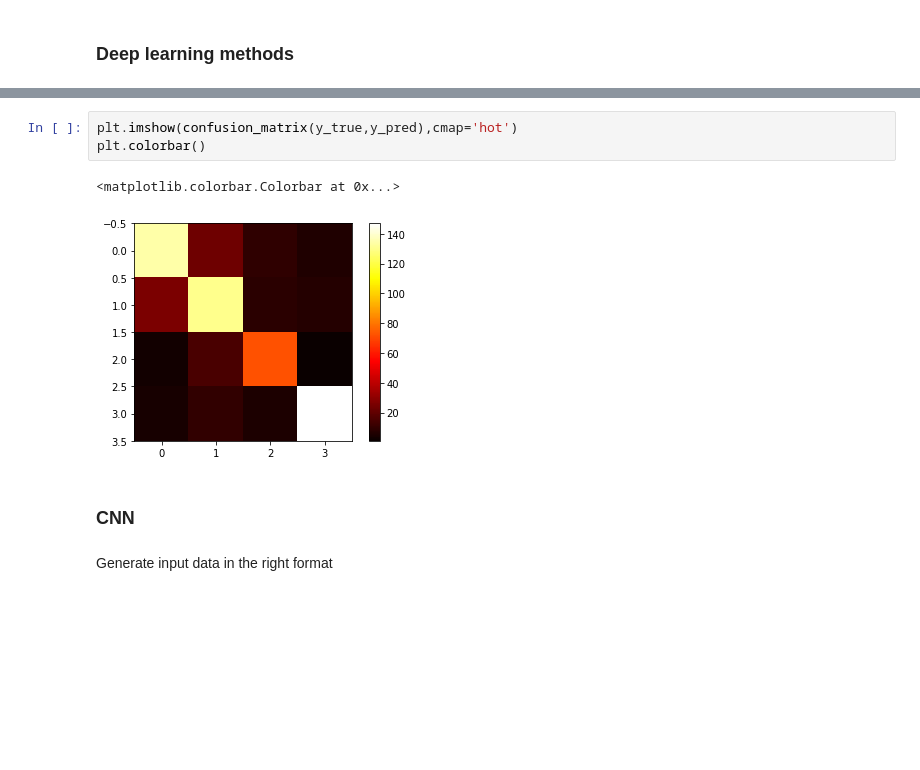
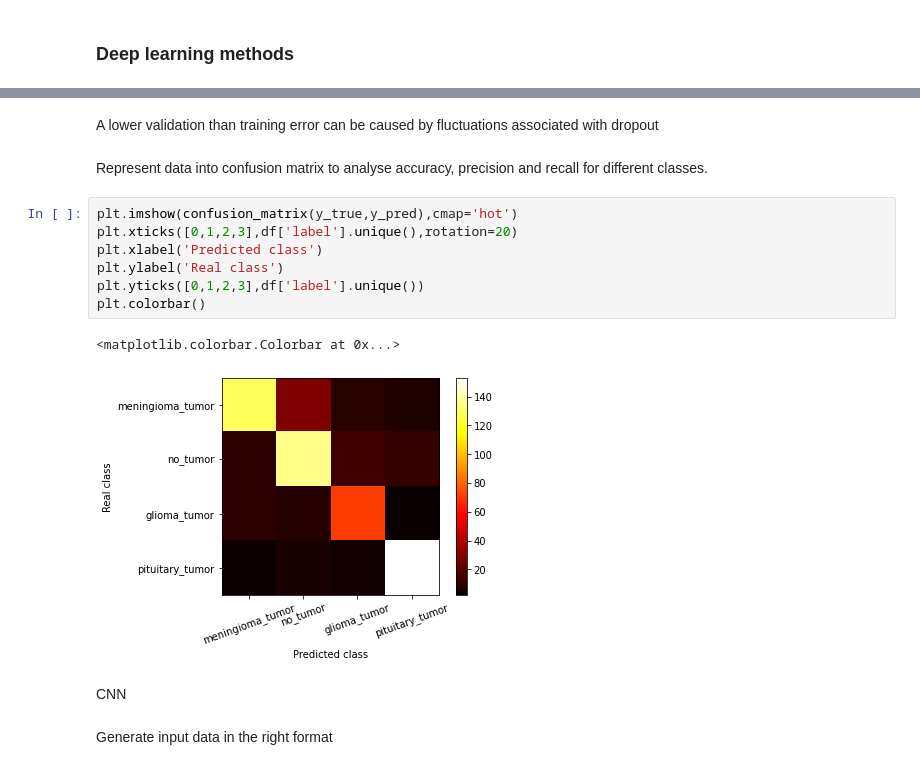
Before and after one commit to rr1017/AMLS_21-22-_SN21213556, a Jupyter notebook: Script.ipynb, the cells around one changed output, grey strips where cells are left out. Saved outputs shown, nothing was run; the diff lists cells and outputs as text; blank space fills up the shorter version.

```diff
--- a/Script.ipynb
+++ b/Script.ipynb
@@ -694,11 +698,19 @@ plt.legend()
-# %%
-plt.imshow(confusion_matrix(y_true,y_pred),cmap='hot')
-plt.colorbar()
-# %% [output]
-<matplotlib.colorbar.Colorbar at 0x...>
-[figure, removed]
-# %% [markdown]
-### CNN
+# %% [markdown]
+A lower validation than training error can be caused by fluctuations associated with dropout
+# %% [markdown]
+Represent data into confusion matrix to analyse accuracy, precision and recall for different classes.
+# %%
+plt.imshow(confusion_matrix(y_true,y_pred),cmap='hot')
+plt.xticks([0,1,2,3],df['label'].unique(),rotation=20)
+plt.xlabel('Predicted class')
+plt.ylabel('Real class')
+plt.yticks([0,1,2,3],df['label'].unique())
+plt.colorbar()
+# %% [output]
+<matplotlib.colorbar.Colorbar at 0x...>
+[figure, added]
+# %% [markdown]
+CNN
 # %% [markdown]
 Generate input data in the right format
 # %%
```
Also changed, not shown: parts of 11 cells of this notebook.
